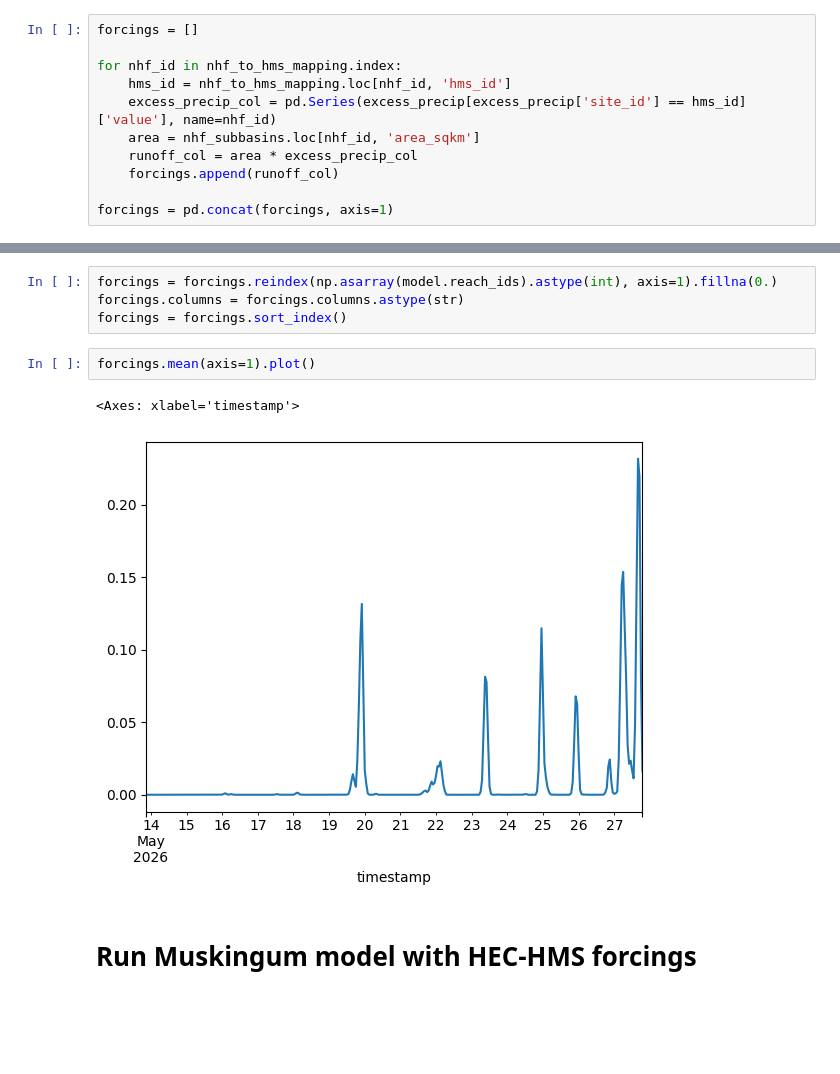
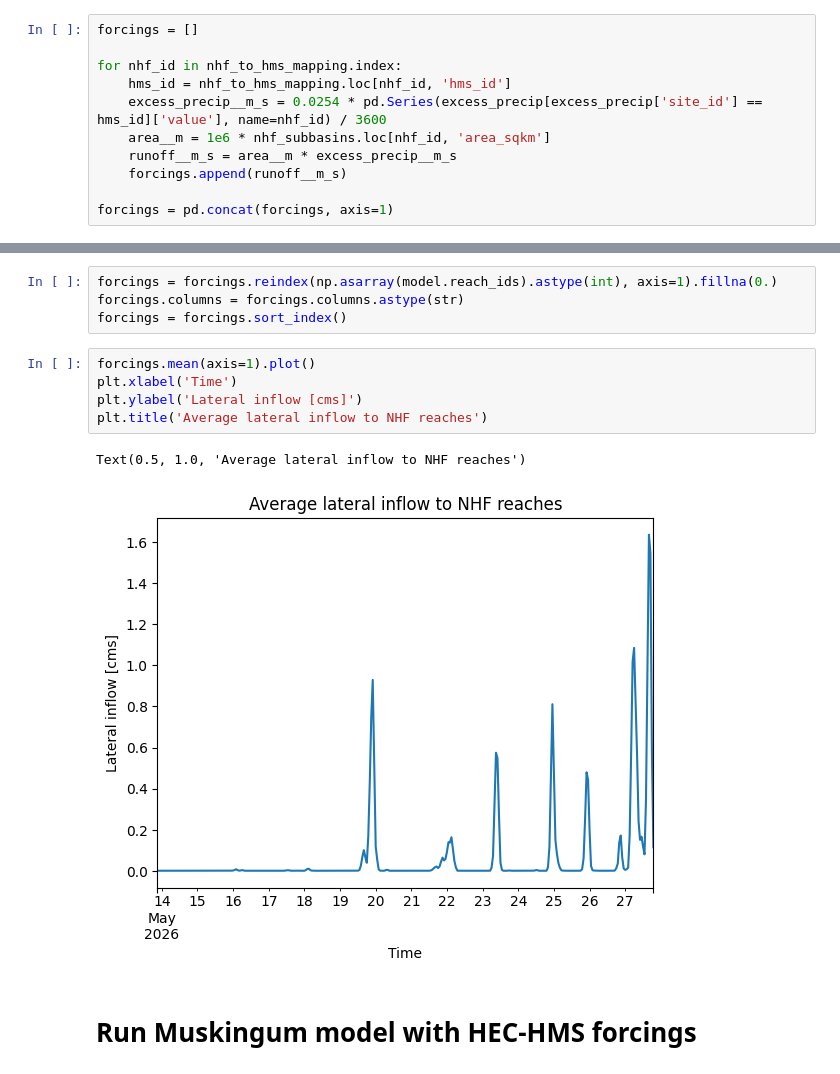
Before and after one commit to mdbartos/swifft-public, a Jupyter notebook: notebooks/apply_hms_runoff_to_nhf_flowlines.ipynb, the cells around one changed output, grey strips where cells are left out. Cells and saved outputs as stored; diff of their text form; blank space fills up the shorter version.

```diff
--- a/notebooks/apply_hms_runoff_to_nhf_flowlines.ipynb
+++ b/notebooks/apply_hms_runoff_to_nhf_flowlines.ipynb
@@ -38,10 +38,10 @@ forcings = []
 
 for nhf_id in nhf_to_hms_mapping.index:
     hms_id = nhf_to_hms_mapping.loc[nhf_id, 'hms_id']
-    excess_precip_col = pd.Series(excess_precip[excess_precip['site_id'] == hms_id]['value'], name=nhf_id)
-    area = nhf_subbasins.loc[nhf_id, 'area_sqkm']
-    runoff_col = area * excess_precip_col
-    forcings.append(runoff_col)
+    excess_precip__m_s = 0.0254 * pd.Series(excess_precip[excess_precip['site_id'] == hms_id]['value'], name=nhf_id) / 3600
+    area__m = 1e6 * nhf_subbasins.loc[nhf_id, 'area_sqkm']
+    runoff__m_s = area__m * excess_precip__m_s
+    forcings.append(runoff__m_s)
 
 forcings = pd.concat(forcings, axis=1)
 # %%
@@ -65,9 +65,12 @@ forcings.columns = forcings.columns.astype(str)
 forcings = forcings.sort_index()
 # %%
 forcings.mean(axis=1).plot()
+plt.xlabel('Time')
+plt.ylabel('Lateral inflow [cms]')
+plt.title('Average lateral inflow to NHF reaches')
 # %% [output]
-<Axes: xlabel='timestamp'>
+Text(0.5, 1.0, 'Average lateral inflow to NHF reaches')
-[figure, old version]
+[figure, new version]
 # %% [markdown]
 # Run Muskingum model with HEC-HMS forcings
 # %%
```
Also changed, not shown: parts of 1 cell of this notebook.
